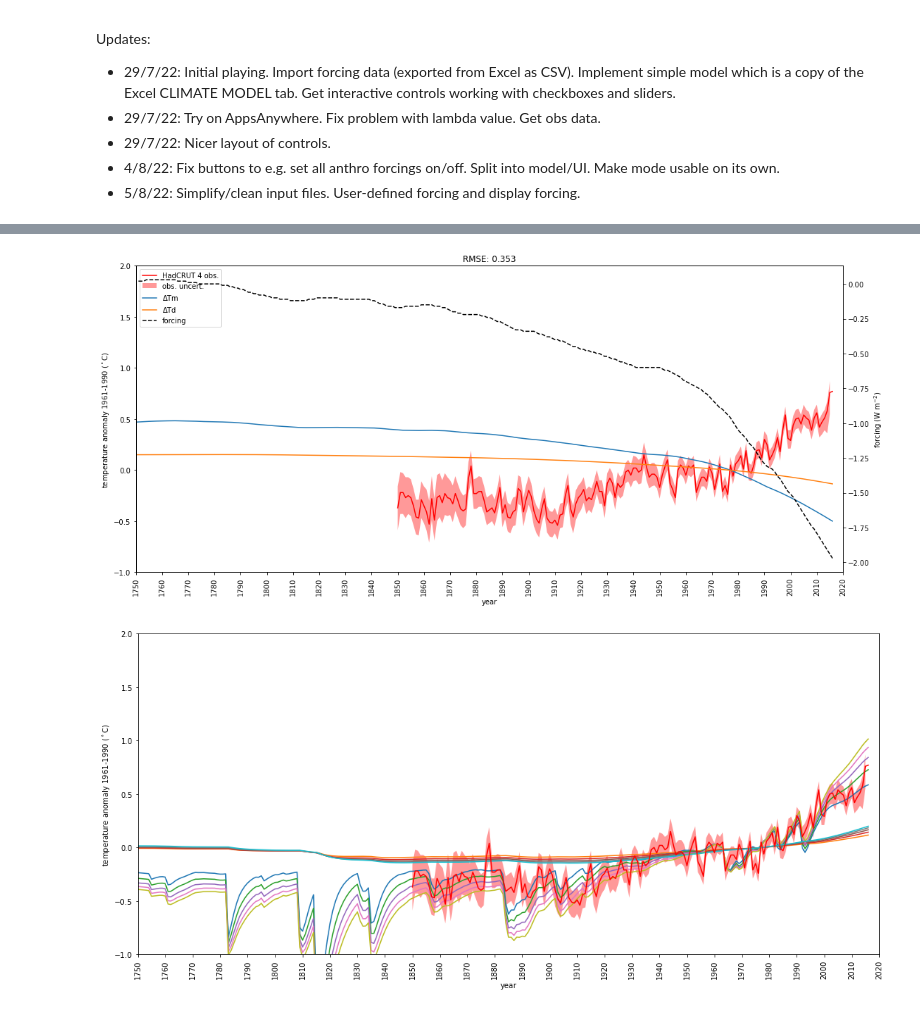
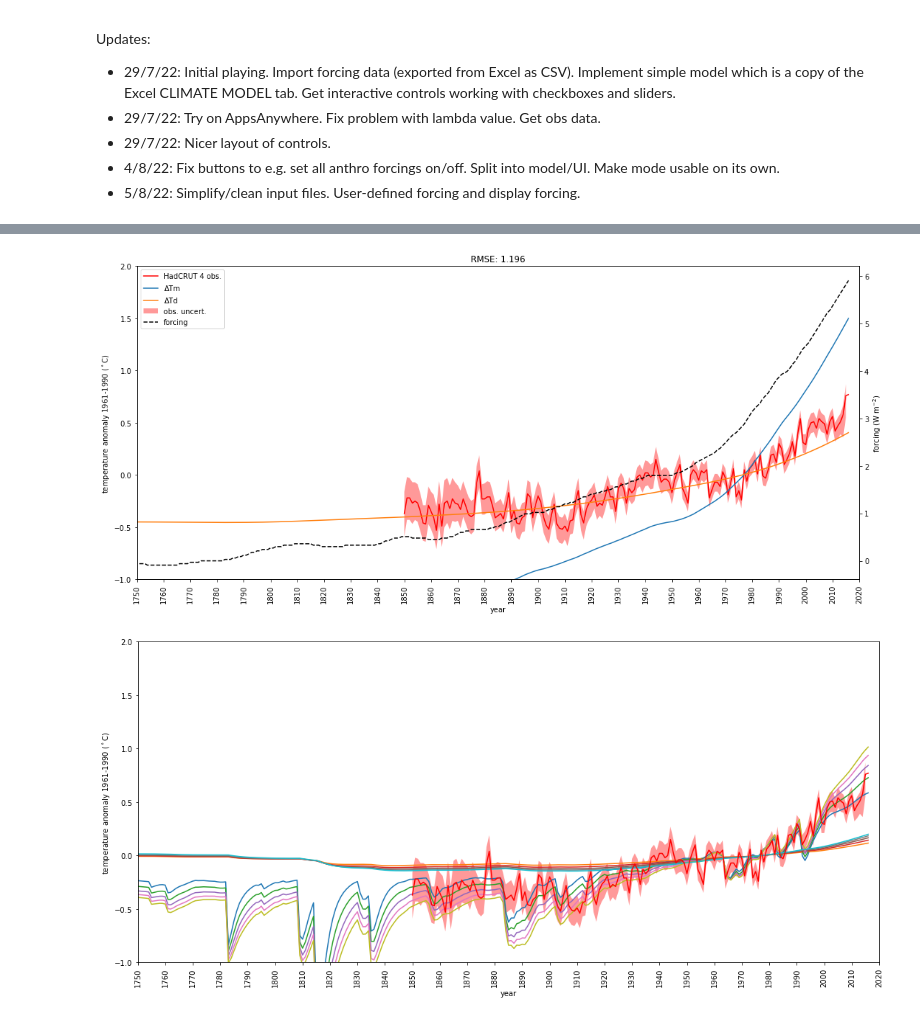
Before and after one commit to markmuetz/two_layer_ocean_climate_model, a Jupyter notebook: climate_model_experimentation.ipynb, the cells around one changed output, grey strips where cells are left out. Cells and saved outputs as stored; diff of their text form; code cells hidden in the pictures.

Commit message:
Update climate_model_experimentation.ipynb
Fix bug accessing forcings df.

```diff
--- a/climate_model_experimentation.ipynb
+++ b/climate_model_experimentation.ipynb
@@ -46,13 +46,13 @@ VBox(children=(Dropdown(description='Future scenaro:', layout=Layout(grid_area='
 # %%
 total_forcing = np.zeros_like(model.forcings.year.loc[1:])
 # total_forcing[100:] = 1
 # total_forcing[100:110] = 3
-total_forcing = model.forcings.loc[1:] * -1
+total_forcing = model.forcings['CO2'].loc[1:] * 3
 
 model.run_model(total_forcing=total_forcing)
 model.plot()
 # %% [output]
-[figure, old version]
+[figure, new version]
 # %%
 fig, ax = plt.subplots()
 fig.set_size_inches((18, 8))
```
